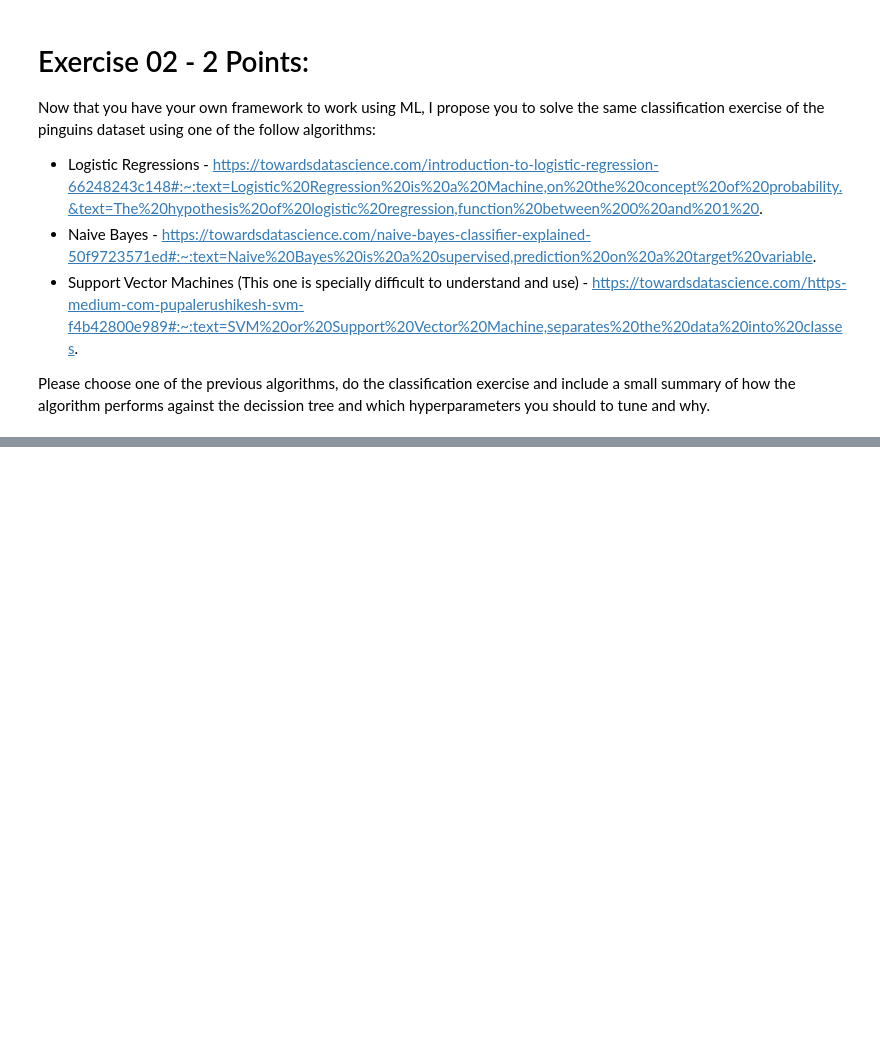
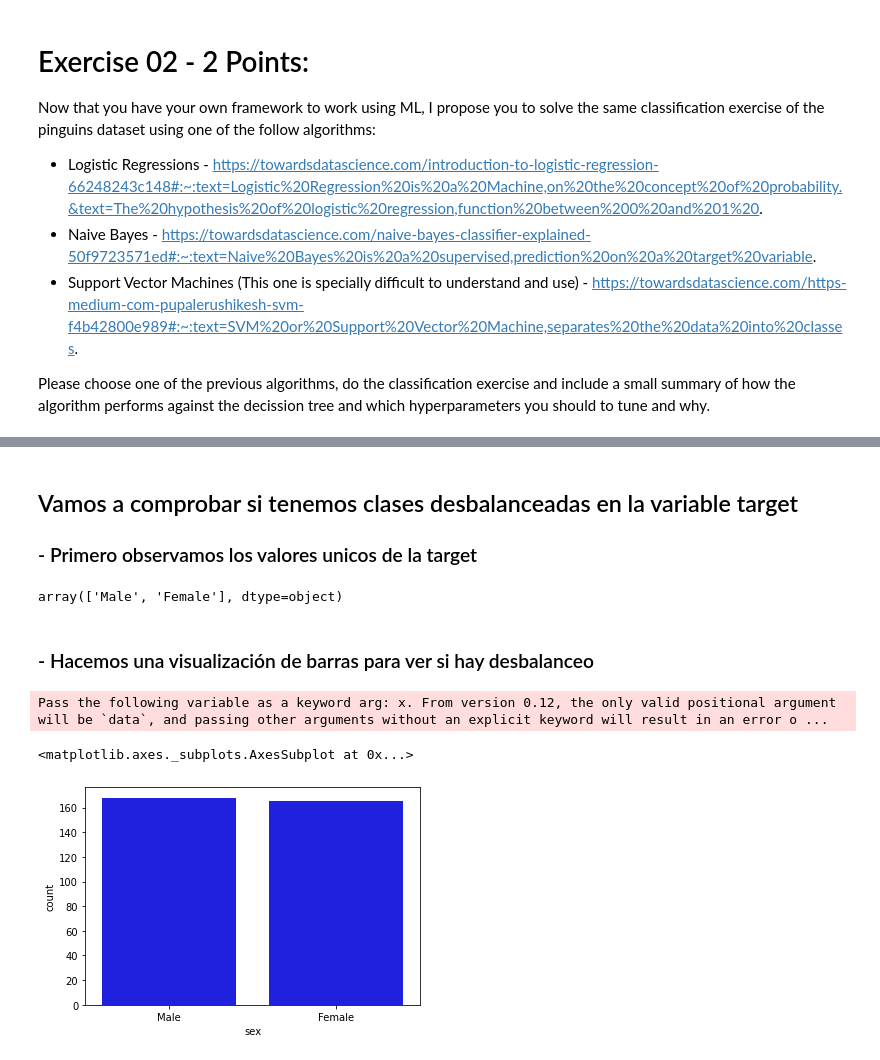
Before and after one commit to hecescam/IA3, a Jupyter notebook: ML_Exercises.ipynb, the cells around one changed output, grey strips where cells are left out. Cells and saved outputs as stored; diff of their text form; code cells hidden in the pictures; blank space fills up the shorter version.

```diff
--- a/ML_Exercises.ipynb
+++ b/ML_Exercises.ipynb
@@ -26,0 +37,3 @@ Please choose one of the previous algorithms, do the classification exercise and
+# %%
+dataset = sns.load_dataset("penguins")
+dataset.head(5)
@@ -26,0 +82,3 @@ Please choose one of the previous algorithms, do the classification exercise and
+# %%
+dataset.dropna(inplace=True)
+dataset.isna().sum()
@@ -26,0 +146,3 @@ Please choose one of the previous algorithms, do the classification exercise and
+# %%
+Y=dataset.loc[:,['sex']]
+Y
@@ -26,0 +179,15 @@ Please choose one of the previous algorithms, do the classification exercise and
+# %% [markdown]
+## Vamos a comprobar si tenemos clases desbalanceadas en la variable target
+### - Primero observamos los valores unicos de la target
+# %%
+Y['sex'].unique()
+# %% [output]
+array(['Male', 'Female'], dtype=object)
+# %% [markdown]
+### - Hacemos una visualización de barras para ver si hay desbalanceo
+# %%
+sns.countplot(Y['sex'],color='b')
+# %% [output]
+Pass the following variable as a keyword arg: x. From version 0.12, the only valid positional argument will be `data`, and passing other arguments without an explicit keyword will result in an error o ...
+<matplotlib.axes._subplots.AxesSubplot at 0x...>
+[figure, added]
```
Also changed, not shown: parts of 30 cells of this notebook.
